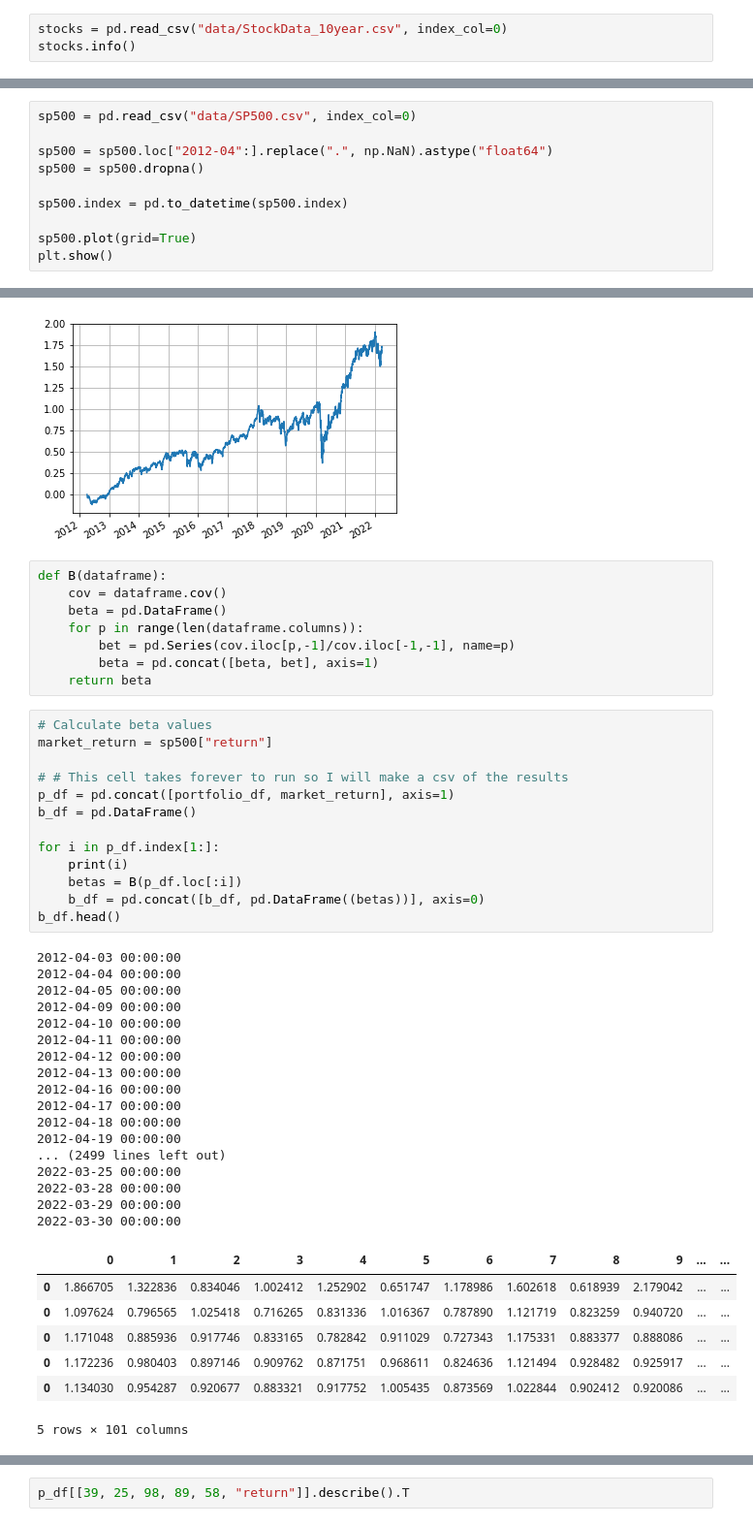
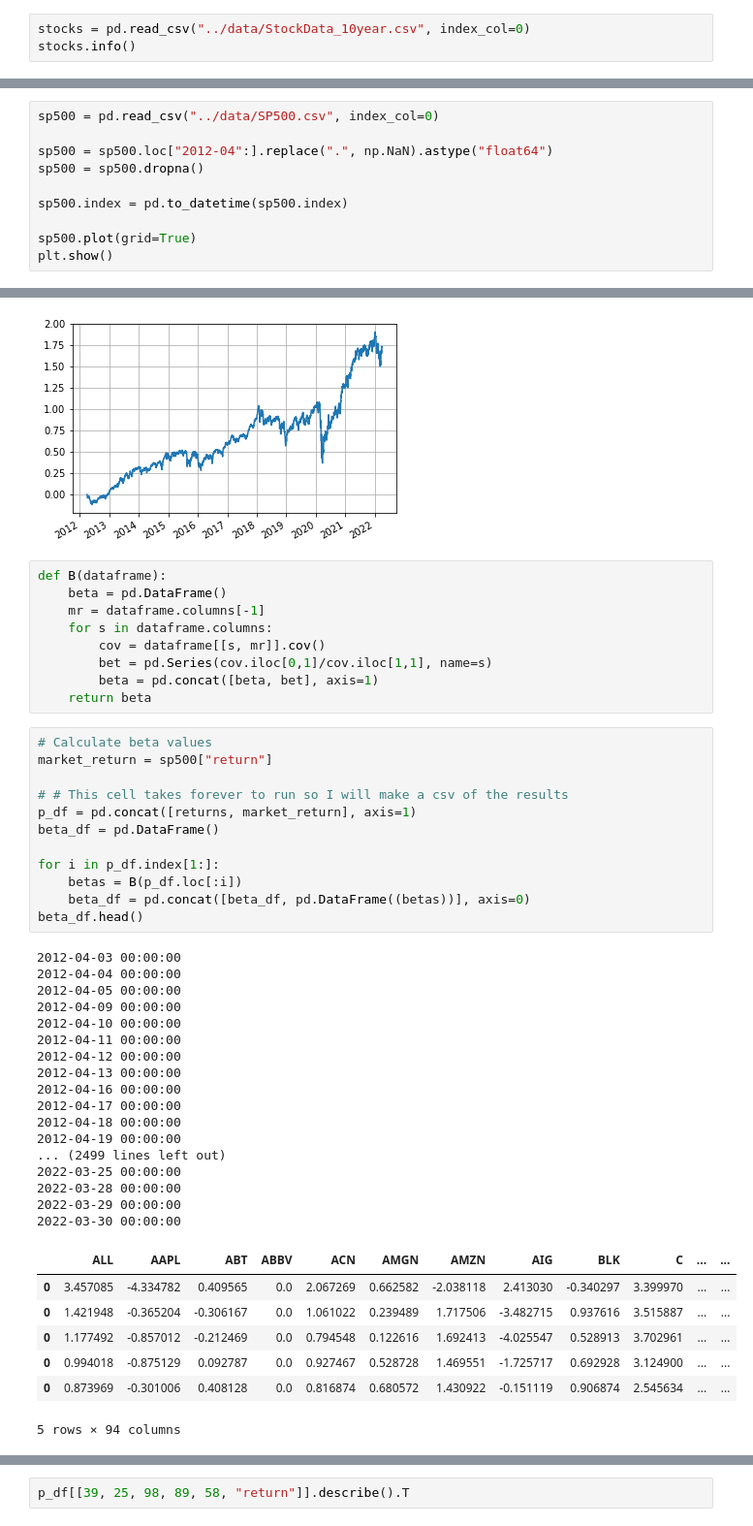
Before and after one commit to tanner-k/Investment-Portfolio-Prediction, a Jupyter notebook: notebooks/data_wrangling.ipynb, the cells around one changed output, grey strips where cells are left out. Shown at 97% size. Drawn from its saved outputs; the diff is of its cells as text.

```diff
--- a/notebooks/data_wrangling.ipynb
+++ b/notebooks/data_wrangling.ipynb
@@ -25,7 +25,7 @@ Risk (Beta) DataFrame
 * Columns: different portfolios of 20 random stocks
 * Values: Beta of each portfolio from the start date
 # %%
-stocks = pd.read_csv("data/StockData_10year.csv", index_col=0)
+stocks = pd.read_csv("../data/StockData_10year.csv", index_col=0)
 stocks.info()
 # %% [output]
 <class 'pandas.core.frame.DataFrame'>
@@ -109,7 +109,7 @@ returns.describe()
 
 Using the S&P500 index returns as this is a common metric used for the market returns for analysis.
 # %%
-sp500 = pd.read_csv("data/SP500.csv", index_col=0)
+sp500 = pd.read_csv("../data/SP500.csv", index_col=0)
 
 sp500 = sp500.loc["2012-04":].replace(".", np.NaN).astype("float64")
 sp500 = sp500.dropna()
@@ -192,47 +192,47 @@ for i in portfolio_df.columns[:10]:
 [figure]
 # %%
 def B(dataframe):
-    cov = dataframe.cov()
     beta = pd.DataFrame()
-    for p in range(len(dataframe.columns)):
-        bet = pd.Series(cov.iloc[p,-1]/cov.iloc[-1,-1], name=p)
+    mr = dataframe.columns[-1]
+    for s in dataframe.columns:
+        cov = dataframe[[s, mr]].cov()
+        bet = pd.Series(cov.iloc[0,1]/cov.iloc[1,1], name=s)
         beta = pd.concat([beta, bet], axis=1)
     return beta
 # %%
 # Calculate beta values
 market_return = sp500["return"]
 
 # # This cell takes forever to run so I will make a csv of the results
-p_df = pd.concat([portfolio_df, market_return], axis=1)
-b_df = pd.DataFrame()
+p_df = pd.concat([returns, market_return], axis=1)
+beta_df = pd.DataFrame()
 
 for i in p_df.index[1:]:
-    print(i)
     betas = B(p_df.loc[:i])
-    b_df = pd.concat([b_df, pd.DataFrame((betas))], axis=0)
-b_df.head()
+    beta_df = pd.concat([beta_df, pd.DataFrame((betas))], axis=0)
+beta_df.head()
 # %% [output]
 2012-04-03 00:00:00
 2012-04-04 00:00:00
 2012-04-05 00:00:00
 2012-04-09 00:00:00
 2012-04-10 00:00:00
 2012-04-11 00:00:00
 2012-04-12 00:00:00
 2012-04-13 00:00:00
 2012-04-16 00:00:00
 2012-04-17 00:00:00
 2012-04-18 00:00:00
 2012-04-19 00:00:00
 ... (2499 lines left out)
 2022-03-25 00:00:00
 2022-03-28 00:00:00
 2022-03-29 00:00:00
 2022-03-30 00:00:00
-|  | 0 | 1 | 2 | 3 | 4 | 5 | 6 | 7 | 8 | 9 | ... | ... |
-| 0 | 1.866705 | 1.322836 | 0.834046 | 1.002412 | 1.252902 | 0.651747 | 1.178986 | 1.602618 | 0.618939 | 2.179042 | ... | ... |
-| 0 | 1.097624 | 0.796565 | 1.025418 | 0.716265 | 0.831336 | 1.016367 | 0.787890 | 1.121719 | 0.823259 | 0.940720 | ... | ... |
-| 0 | 1.171048 | 0.885936 | 0.917746 | 0.833165 | 0.782842 | 0.911029 | 0.727343 | 1.175331 | 0.883377 | 0.888086 | ... | ... |
-| 0 | 1.172236 | 0.980403 | 0.897146 | 0.909762 | 0.871751 | 0.968611 | 0.824636 | 1.121494 | 0.928482 | 0.925917 | ... | ... |
-| 0 | 1.134030 | 0.954287 | 0.920677 | 0.883321 | 0.917752 | 1.005435 | 0.873569 | 1.022844 | 0.902412 | 0.920086 | ... | ... |
+|  | ALL | AAPL | ABT | ABBV | ACN | AMGN | AMZN | AIG | BLK | C | ... | ... |
+| 0 | 3.457085 | -4.334782 | 0.409565 | 0.0 | 2.067269 | 0.662582 | -2.038118 | 2.413030 | -0.340297 | 3.399970 | ... | ... |
+| 0 | 1.421948 | -0.365204 | -0.306167 | 0.0 | 1.061022 | 0.239489 | 1.717506 | -3.482715 | 0.937616 | 3.515887 | ... | ... |
+| 0 | 1.177492 | -0.857012 | -0.212469 | 0.0 | 0.794548 | 0.122616 | 1.692413 | -4.025547 | 0.528913 | 3.702961 | ... | ... |
+| 0 | 0.994018 | -0.875129 | 0.092787 | 0.0 | 0.927467 | 0.528728 | 1.469551 | -1.725717 | 0.692928 | 3.124900 | ... | ... |
+| 0 | 0.873969 | -0.301006 | 0.408128 | 0.0 | 0.816874 | 0.680572 | 1.430922 | -0.151119 | 0.906874 | 2.545634 | ... | ... |
-5 rows × 101 columns
+5 rows × 94 columns
```
Also changed, not shown: parts of 9 cells of this notebook.
